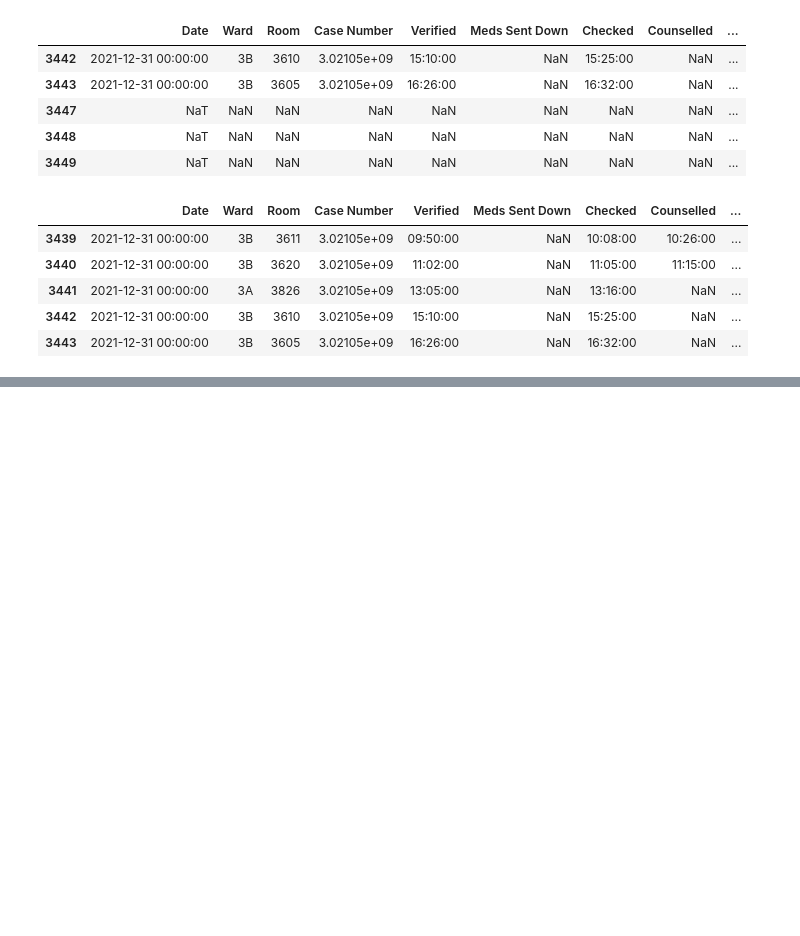
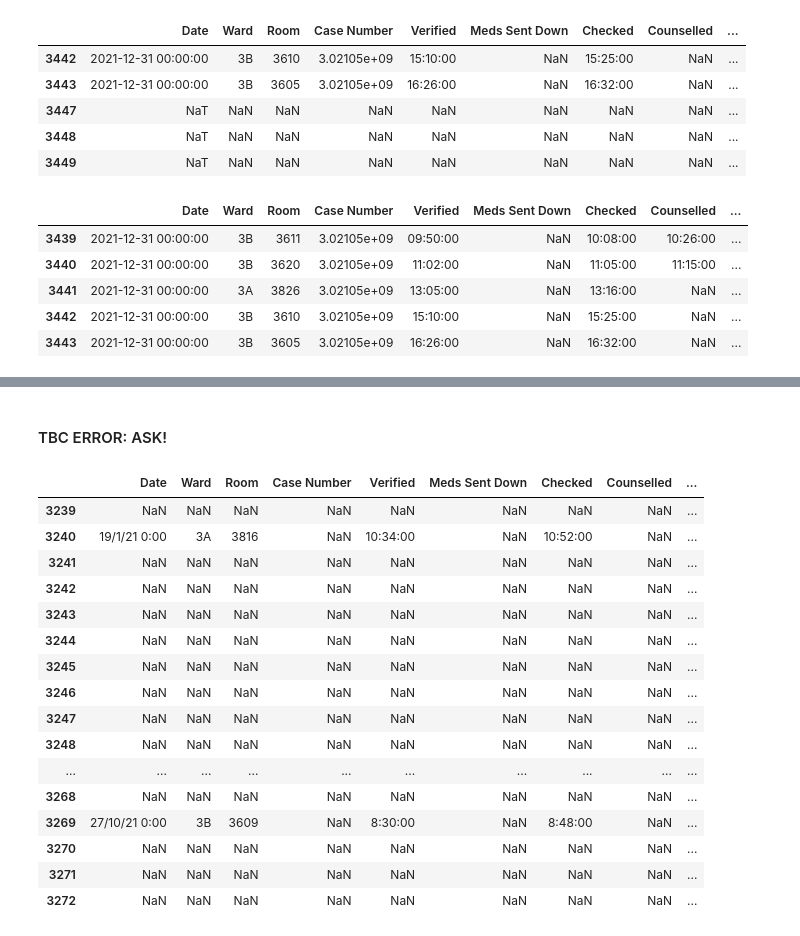
Before and after one commit to RoystonCXW/IS447---Smart-Healthcare, a Jupyter notebook: IS447/System/Data/Pharmacy Dept/Data Cleaning/PEH_Cleaning.ipynb, the cells around one changed output, grey strips where cells are left out. Cells and saved outputs as stored; diff of their text form; code cells hidden in the pictures; blank space fills up the shorter version.

```diff
--- a/IS447/System/Data/Pharmacy Dept/Data Cleaning/PEH_Cleaning.ipynb
+++ b/IS447/System/Data/Pharmacy Dept/Data Cleaning/PEH_Cleaning.ipynb
@@ -140,0 +187,24 @@ memory usage: 435.5+ KB
+# %% [markdown]
+#### TBC ERROR: ASK!
+# %%
+#What do 'Empty' Case Number means even if the system tracked a medication dispensed record?
+
+df_csv[df_csv['Case Number'].isnull()]
+# %% [output]
+|  | Date | Ward | Room | Case Number | Verified | Meds Sent Down | Checked | Counselled | ... |
+| 3239 | NaN | NaN | NaN | NaN | NaN | NaN | NaN | NaN | ... |
+| 3240 | 19/1/21 0:00 | 3A | 3816 | NaN | 10:34:00 | NaN | 10:52:00 | NaN | ... |
+| 3241 | NaN | NaN | NaN | NaN | NaN | NaN | NaN | NaN | ... |
+| 3242 | NaN | NaN | NaN | NaN | NaN | NaN | NaN | NaN | ... |
+| 3243 | NaN | NaN | NaN | NaN | NaN | NaN | NaN | NaN | ... |
+| 3244 | NaN | NaN | NaN | NaN | NaN | NaN | NaN | NaN | ... |
+| 3245 | NaN | NaN | NaN | NaN | NaN | NaN | NaN | NaN | ... |
+| 3246 | NaN | NaN | NaN | NaN | NaN | NaN | NaN | NaN | ... |
+| 3247 | NaN | NaN | NaN | NaN | NaN | NaN | NaN | NaN | ... |
+| 3248 | NaN | NaN | NaN | NaN | NaN | NaN | NaN | NaN | ... |
+| ... | ... | ... | ... | ... | ... | ... | ... | ... | ... |
+| 3268 | NaN | NaN | NaN | NaN | NaN | NaN | NaN | NaN | ... |
+| 3269 | 27/10/21 0:00 | 3B | 3609 | NaN | 8:30:00 | NaN | 8:48:00 | NaN | ... |
+| 3270 | NaN | NaN | NaN | NaN | NaN | NaN | NaN | NaN | ... |
+| 3271 | NaN | NaN | NaN | NaN | NaN | NaN | NaN | NaN | ... |
+| 3272 | NaN | NaN | NaN | NaN | NaN | NaN | NaN | NaN | ... |
```
Also changed, not shown: parts of 39 cells of this notebook, 2 other files.
